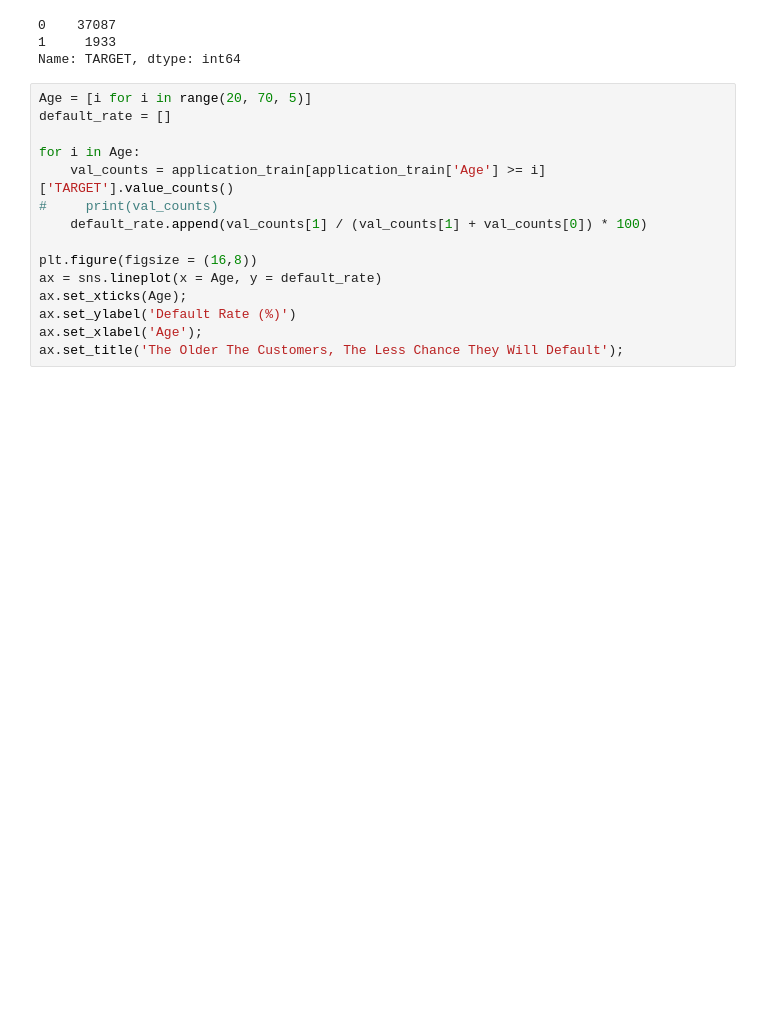
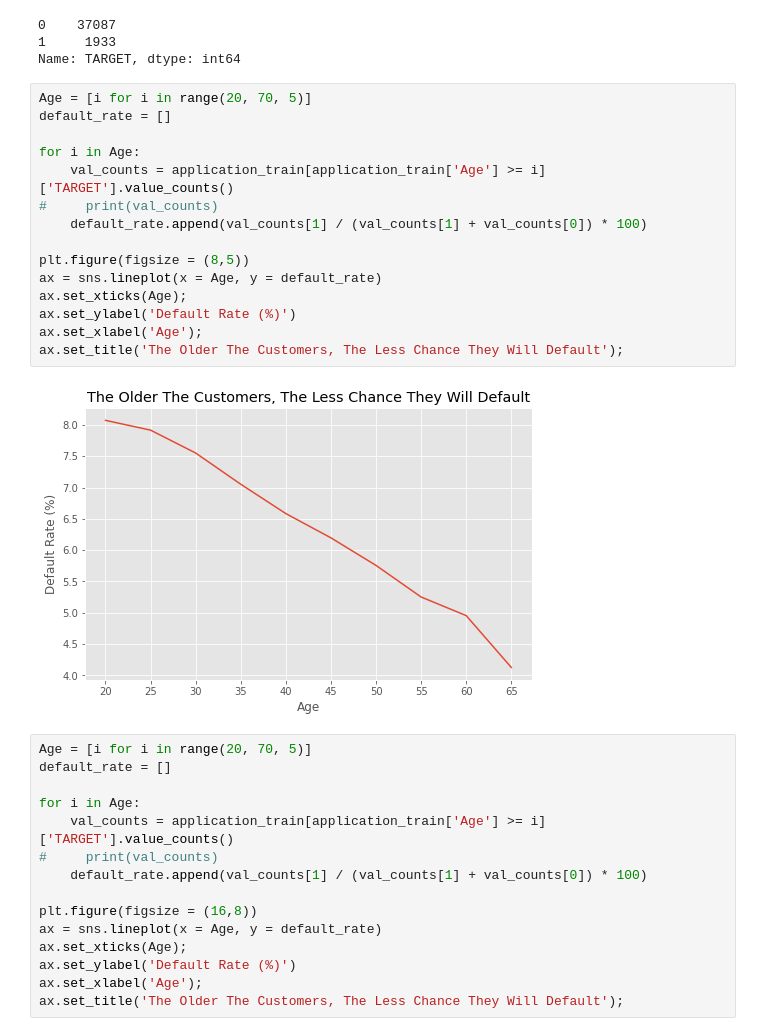
Before and after one commit to BryanT05/VIX_HCI, a Jupyter notebook: Final Project HCI.ipynb, the cells around one changed output. Saved outputs shown, nothing was run; the diff lists cells and outputs as text; blank space fills up the shorter version.

```diff
--- a/Final Project HCI.ipynb
+++ b/Final Project HCI.ipynb
@@ -1516,6 +1530,23 @@ application_train[application_train['Age'] >= 60]['TARGET'].value_counts()
 0    37087
 1     1933
 Name: TARGET, dtype: int64
+# %%
+Age = [i for i in range(20, 70, 5)]
+default_rate = []
+
+for i in Age:
+    val_counts = application_train[application_train['Age'] >= i]['TARGET'].value_counts()
+#     print(val_counts)
+    default_rate.append(val_counts[1] / (val_counts[1] + val_counts[0]) * 100)
+
+plt.figure(figsize = (8,5))
+ax = sns.lineplot(x = Age, y = default_rate)
+ax.set_xticks(Age);
+ax.set_ylabel('Default Rate (%)')
+ax.set_xlabel('Age');
+ax.set_title('The Older The Customers, The Less Chance They Will Default');
+# %% [output]
+[figure, added]
 # %%
 Age = [i for i in range(20, 70, 5)]
 default_rate = []
```
Also changed, not shown: parts of 4 cells of this notebook, 1 other file.
